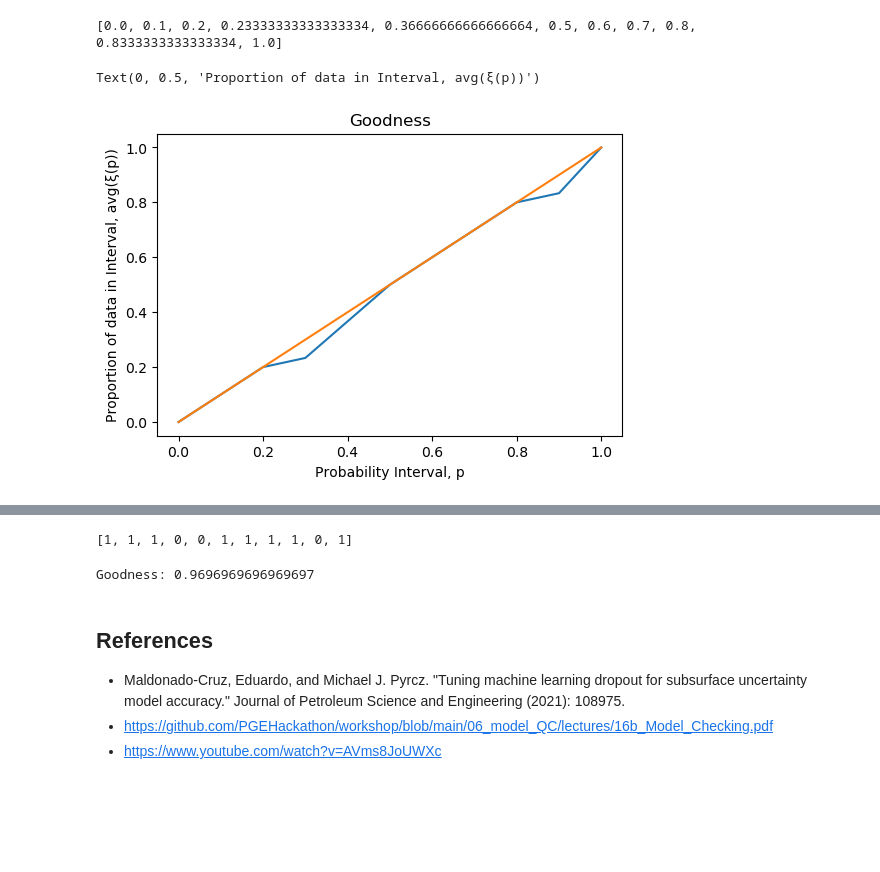
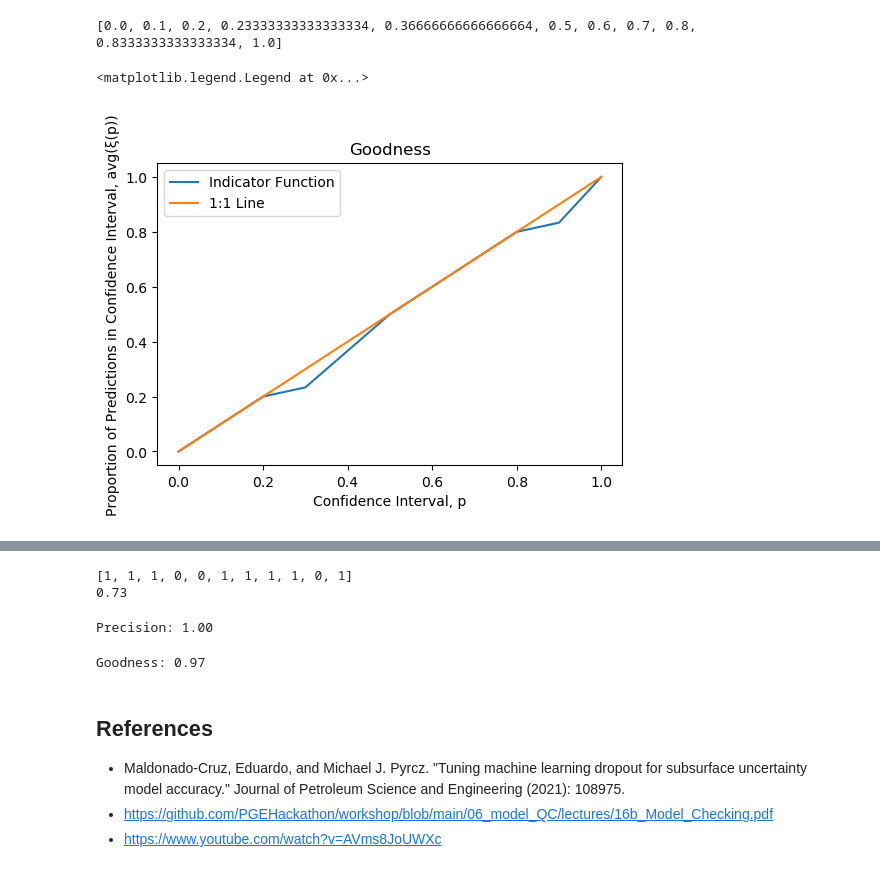
Before and after one commit to UT-DIRECT/CRM-scikit-learn, a Jupyter notebook: examples/goodness_measure_example.ipynb, the cells around one changed output, grey strips where cells are left out. Drawn from its saved outputs; the diff is of its cells as text; code cells hidden in the pictures; blank space fills up the shorter version.

Commit message:
Updated some plots

```diff
--- a/examples/goodness_measure_example.ipynb
+++ b/examples/goodness_measure_example.ipynb
@@ -246,14 +248,15 @@ print(average_indicator_values)
 [0.0, 0.1, 0.2, 0.23333333333333334, 0.36666666666666664, 0.5, 0.6, 0.7, 0.8, 0.8333333333333334, 1.0]
 # %%
 intervals = confidence_intervals / 100.
-plt.plot(intervals, average_indicator_values)
-plt.plot([0, 1], [0, 1])
+plt.plot(intervals, average_indicator_values, label='Indicator Function')
+plt.plot([0, 1], [0, 1], label='1:1 Line')
 plt.title('Goodness')
-plt.xlabel('Probability Interval, p')
-plt.ylabel('Proportion of data in Interval, avg(ξ(p))')
+plt.xlabel('Confidence Interval, p')
+plt.ylabel('Proportion of Predictions in Confidence Interval, avg(ξ(p))')
+plt.legend()
 # %% [output]
-Text(0, 0.5, 'Proportion of data in Interval, avg(ξ(p))')
+<matplotlib.legend.Legend at 0x...>
-[figure, old version]
+[figure, new version]
 # %% [markdown]
 ## Deutsch's Goodness Measure
 
@@ -268,19 +271,34 @@ for indicator, interval in zip(average_indicator_values, intervals):
         accuracy.append(1)
     else:
         accuracy.append(0)
+
+A = sum(accuracy) / len(accuracy)
 print(accuracy)
+print(f'{A:.2f}')
 # %% [output]
 [1, 1, 1, 0, 0, 1, 1, 1, 1, 0, 1]
+0.73
+# %%
+precision = 1
+summation = 0
+
+for a, indicator, interval in zip(accuracy, average_indicator_values, intervals):
+    summation += a * (indicator - interval)
+
+precision -= 2 * summation / len(accuracy)
+print(f'Precision: {precision:.2f}')
+# %% [output]
+Precision: 1.00
 # %%
 goodness = 1
 summation = 0
 for a, indicator, interval in zip(accuracy, average_indicator_values, intervals):
-    summation += (2 * a - 2) * (indicator - interval)
+    summation += (3 * a - 2) * (indicator - interval)
 
 goodness -= summation / len(accuracy)
-print(f'Goodness: {goodness}')
+print(f'Goodness: {goodness:.2f}')
 # %% [output]
-Goodness: 0.9696969696969697
+Goodness: 0.97
 # %% [markdown]
 ## References
 
```
Also changed, not shown: parts of 1 cell of this notebook, 1 other file.
